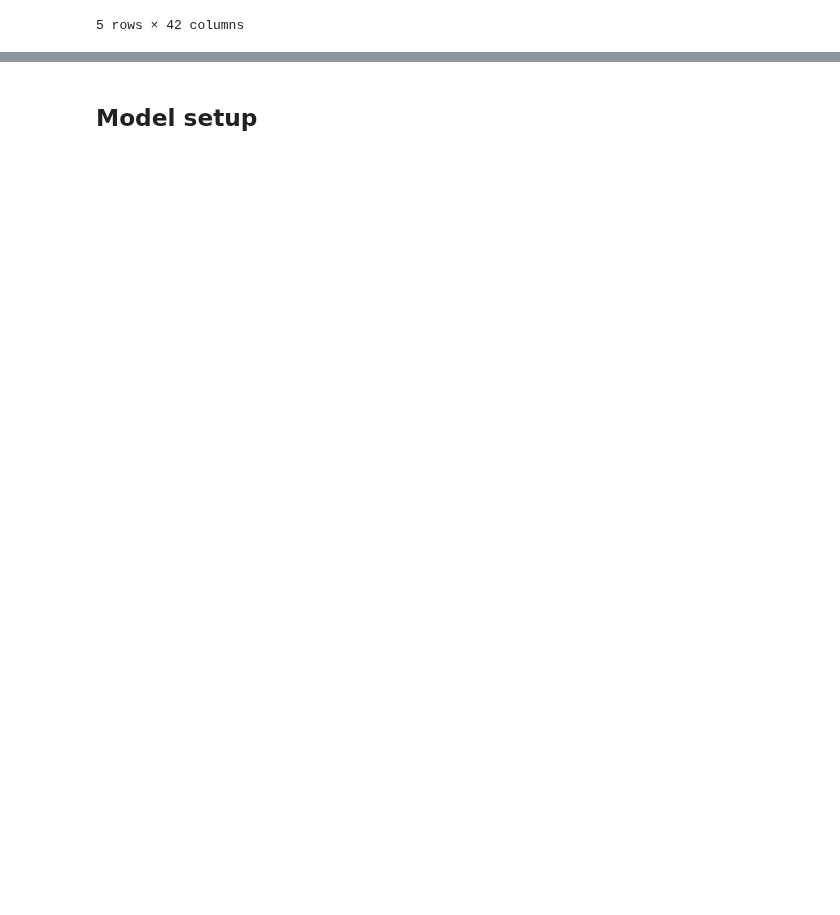
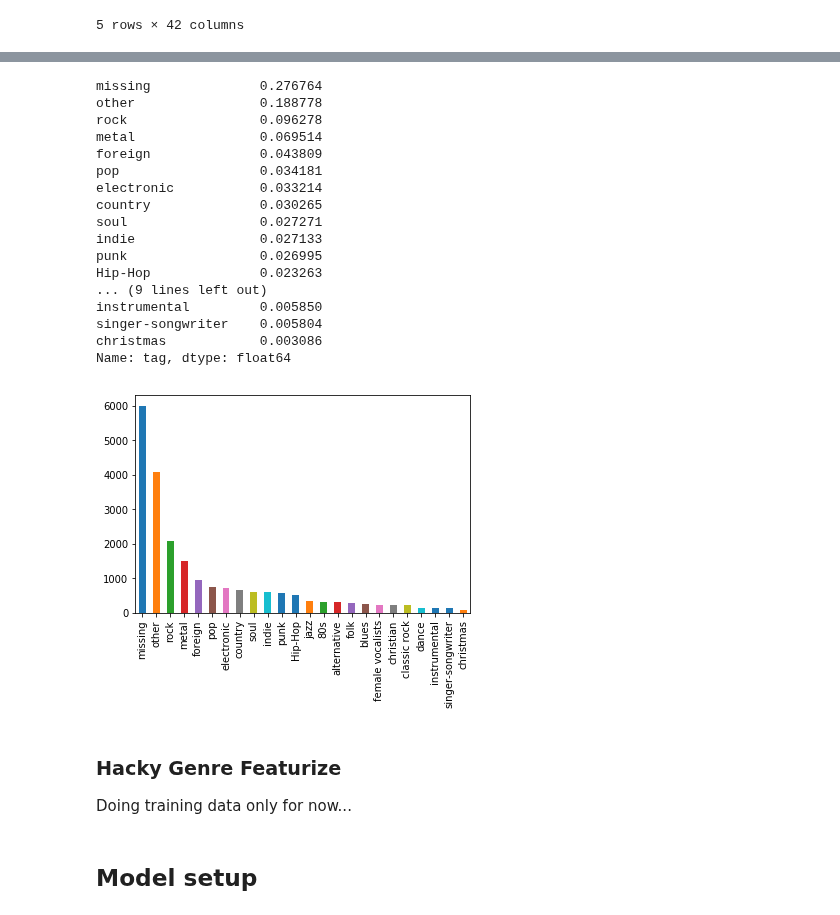
Before and after one commit to jrosenfeld13/capstone-deep-lyrics, a Jupyter notebook: notebooks/4.2-PRELIM-MM-108k-pre.ipynb, the cells around one changed output, grey strips where cells are left out. Drawn from its saved outputs; the diff is of its cells as text; code cells hidden in the pictures; blank space fills up the shorter version.

```diff
--- a/notebooks/4.2-PRELIM-MM-108k-pre.ipynb
+++ b/notebooks/4.2-PRELIM-MM-108k-pre.ipynb
@@ -280,0 +265,13 @@ Name: tag, dtype: float64
+# %%
+# transform validation data!!!
+df_valid2 = df_valid.copy()
+for i in range(1,4):
+    df_valid2 = pd.merge(df_valid2, genre_map, how='left',
+                   left_on=f'tag{i}', right_on='tag',
+                   validate='m:1')
+    df_valid2.loc[df_valid2.mapped_tag.isnull(), 'mapped_tag'] = df_valid2[f'tag{i}']
+    df_valid2.drop(columns='tag', inplace=True)
+    df_valid2.rename(columns={'mapped_tag': f'mapped_tag{i}'}, inplace=True)
+
+df_valid2['tag'] = df_valid2.apply(combine_tag, axis=1, tag_list=tag_list)
+df_valid2.sample(5)
@@ -280,0 +286,26 @@ Name: tag, dtype: float64
+# %%
+print(df_valid2.tag.value_counts() / np.sum(df_valid2.tag.value_counts()))
+df_valid2.tag.value_counts().plot(kind='bar')
+plt.show()
+# %% [output]
+missing              0.276764
+other                0.188778
+rock                 0.096278
+metal                0.069514
+foreign              0.043809
+pop                  0.034181
+electronic           0.033214
+country              0.030265
+soul                 0.027271
+indie                0.027133
+punk                 0.026995
+Hip-Hop              0.023263
+... (9 lines left out)
+instrumental         0.005850
+singer-songwriter    0.005804
+christmas            0.003086
+Name: tag, dtype: float64
+[figure, added]
+# %% [markdown]
+### Hacky Genre Featurize
+Doing training data only for now...
```
Also changed, not shown: parts of 37 cells of this notebook.
